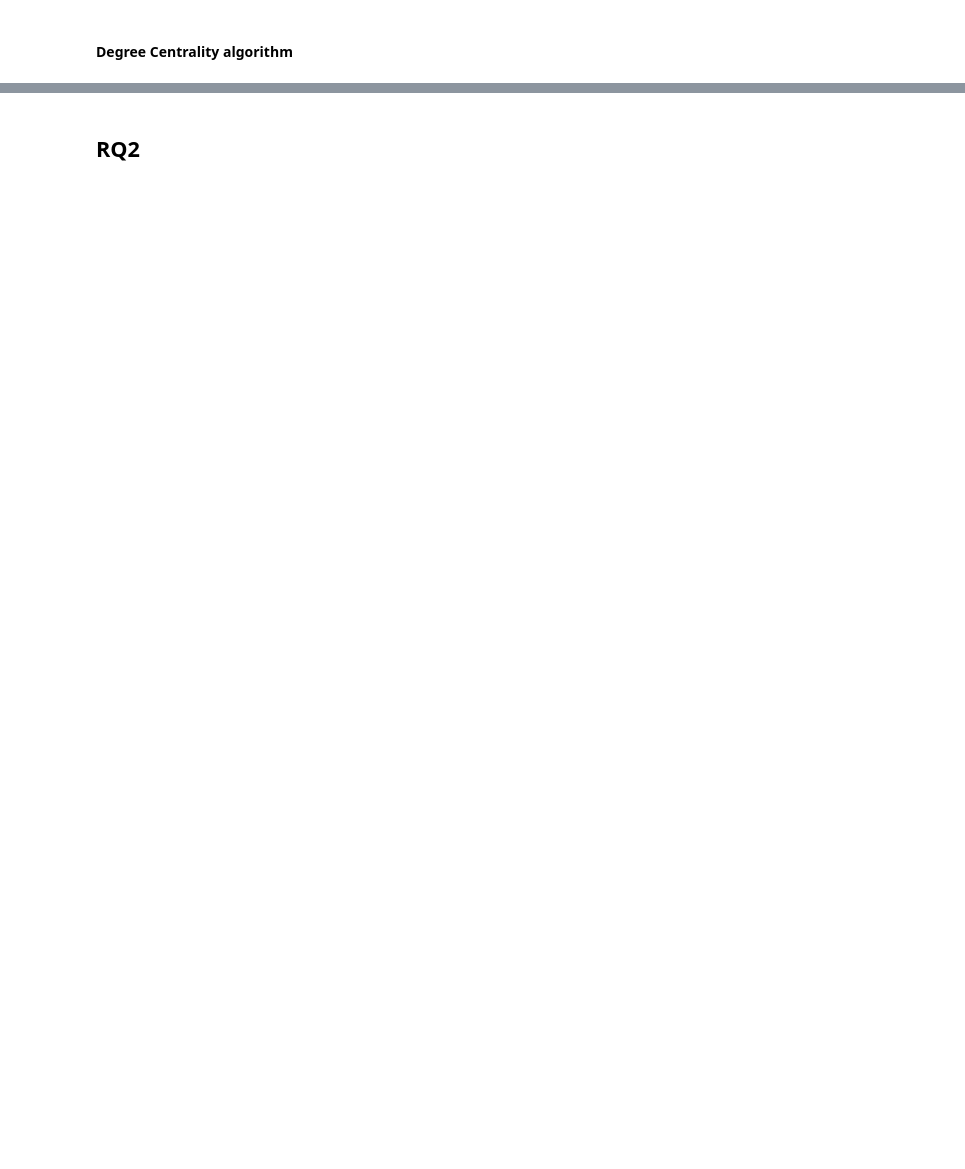
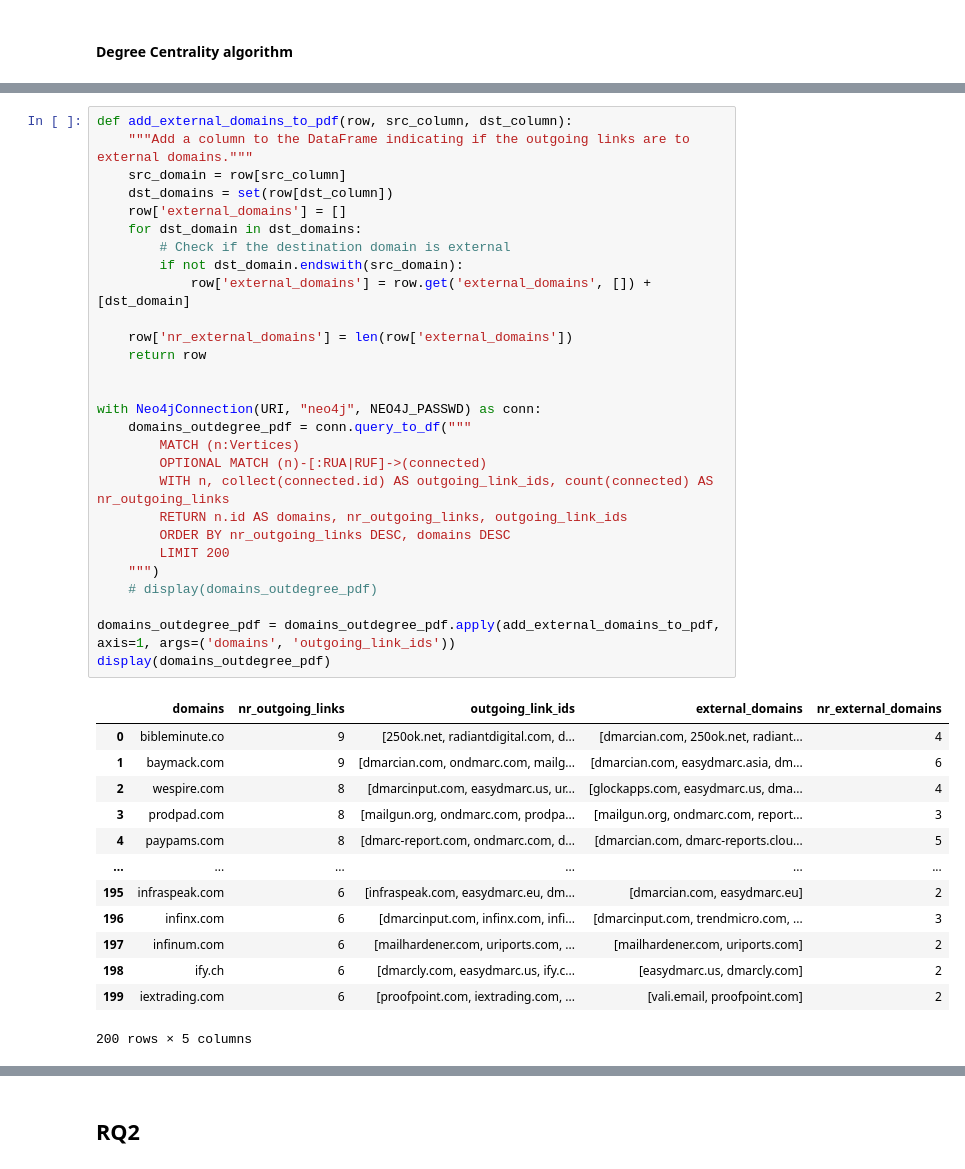
Before and after one commit to internettransparency/dmarc-cctld-research, a Jupyter notebook: notebooks/process-results.ipynb, the cells around one changed output, grey strips where cells are left out. Cells and saved outputs as stored; diff of their text form; blank space fills up the shorter version.

```diff
--- a/notebooks/process-results.ipynb
+++ b/notebooks/process-results.ipynb
@@ -417,0 +506,42 @@ Calculating degree centrality using in-degree...
+# %%
+def add_external_domains_to_pdf(row, src_column, dst_column):
+    """Add a column to the DataFrame indicating if the outgoing links are to external domains."""
+    src_domain = row[src_column]
+    dst_domains = set(row[dst_column])
+    row['external_domains'] = []
+    for dst_domain in dst_domains:
+        # Check if the destination domain is external
+        if not dst_domain.endswith(src_domain):
+            row['external_domains'] = row.get('external_domains', []) + [dst_domain]
+
+    row['nr_external_domains'] = len(row['external_domains'])
+    return row
+
+
+with Neo4jConnection(URI, "neo4j", NEO4J_PASSWD) as conn:
+    domains_outdegree_pdf = conn.query_to_df("""
+        MATCH (n:Vertices)
+        OPTIONAL MATCH (n)-[:RUA|RUF]->(connected)
+        WITH n, collect(connected.id) AS outgoing_link_ids, count(connected) AS nr_outgoing_links
+        RETURN n.id AS domains, nr_outgoing_links, outgoing_link_ids
+        ORDER BY nr_outgoing_links DESC, domains DESC
+        LIMIT 200
+    """)
+    # display(domains_outdegree_pdf)
+
+domains_outdegree_pdf = domains_outdegree_pdf.apply(add_external_domains_to_pdf, axis=1, args=('domains', 'outgoing_link_ids'))
+display(domains_outdegree_pdf)
+# %% [output]
+|  | domains | nr_outgoing_links | outgoing_link_ids | external_domains | nr_external_domains |
+| 0 | bibleminute.co | 9 | [250ok.net, radiantdigital.com, d... | [dmarcian.com, 250ok.net, radiant... | 4 |
+| 1 | baymack.com | 9 | [dmarcian.com, ondmarc.com, mailg... | [dmarcian.com, easydmarc.asia, dm... | 6 |
+| 2 | wespire.com | 8 | [dmarcinput.com, easydmarc.us, ur... | [glockapps.com, easydmarc.us, dma... | 4 |
+| 3 | prodpad.com | 8 | [mailgun.org, ondmarc.com, prodpa... | [mailgun.org, ondmarc.com, report... | 3 |
+| 4 | paypams.com | 8 | [dmarc-report.com, ondmarc.com, d... | [dmarcian.com, dmarc-reports.clou... | 5 |
+| ... | ... | ... | ... | ... | ... |
+| 195 | infraspeak.com | 6 | [infraspeak.com, easydmarc.eu, dm... | [dmarcian.com, easydmarc.eu] | 2 |
+| 196 | infinx.com | 6 | [dmarcinput.com, infinx.com, infi... | [dmarcinput.com, trendmicro.com, ... | 3 |
+| 197 | infinum.com | 6 | [mailhardener.com, uriports.com, ... | [mailhardener.com, uriports.com] | 2 |
+| 198 | ify.ch | 6 | [dmarcly.com, easydmarc.us, ify.c... | [easydmarc.us, dmarcly.com] | 2 |
+| 199 | iextrading.com | 6 | [proofpoint.com, iextrading.com, ... | [vali.email, proofpoint.com] | 2 |
+200 rows × 5 columns
```
Also changed, not shown: parts of 23 cells of this notebook, 3 other files.
